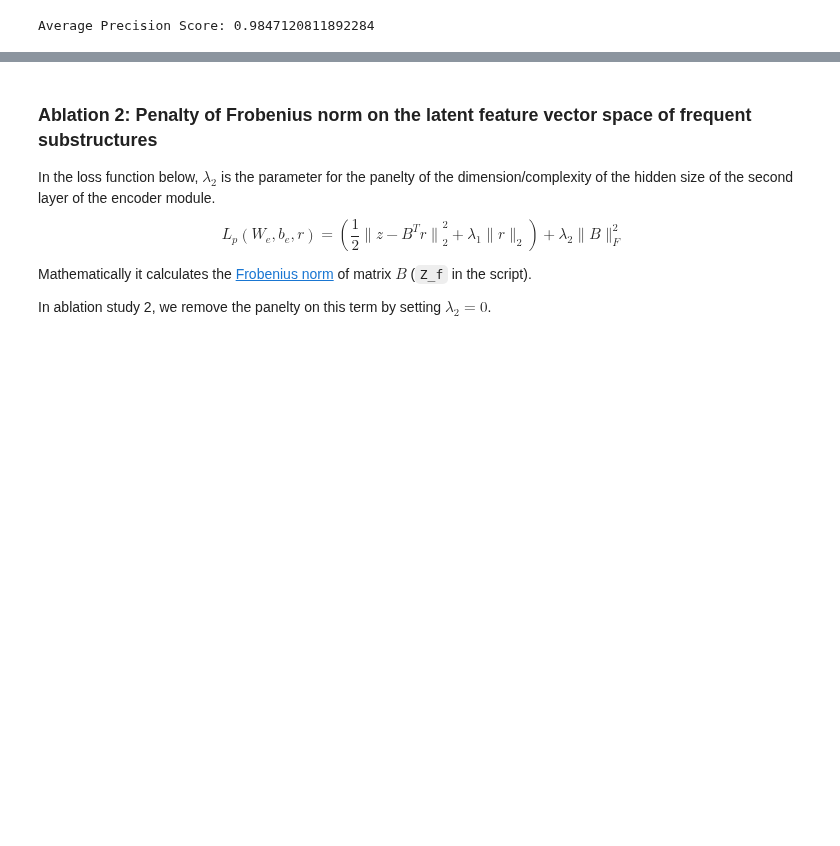
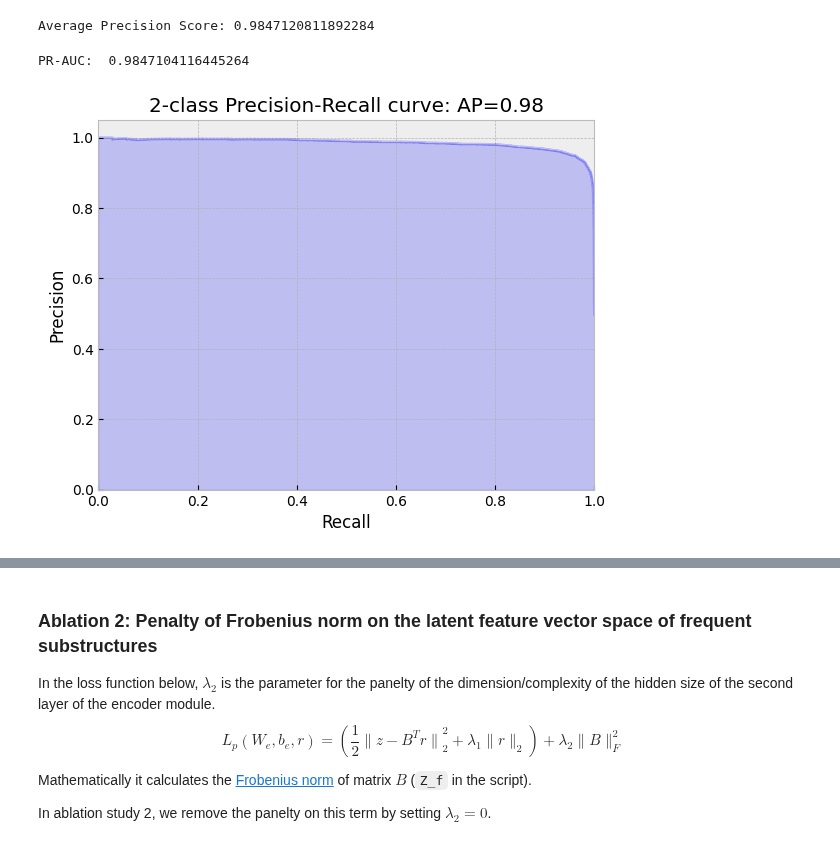
Before and after one commit to lanceyjt/cs598-dlh-team72, a Jupyter notebook: DL4H_Team72.ipynb, the cells around one changed output, grey strips where cells are left out. Saved outputs shown, nothing was run; the diff lists cells and outputs as text; code cells hidden in the pictures; blank space fills up the shorter version.

```diff
--- a/DL4H_Team72.ipynb
+++ b/DL4H_Team72.ipynb
@@ -1534,3 +1480,8 @@ else:
 print("Average Precision Score:", average_precision_score(y_label_ab1, y_pred_ab1))
 # %% [output]
 Average Precision Score: 0.9847120811892284
+# %%
+DrawPrecisionRecall(y_label_ab1, y_pred_ab1)
+# %% [output]
+PR-AUC:  0.9847104116445264
+[figure, added]
```
Also changed, not shown: parts of 27 cells of this notebook.
